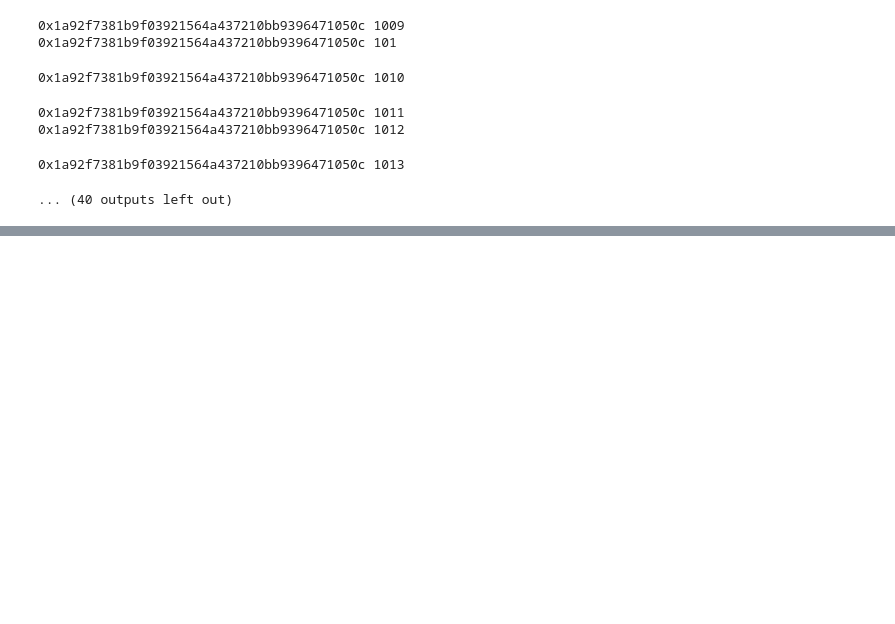
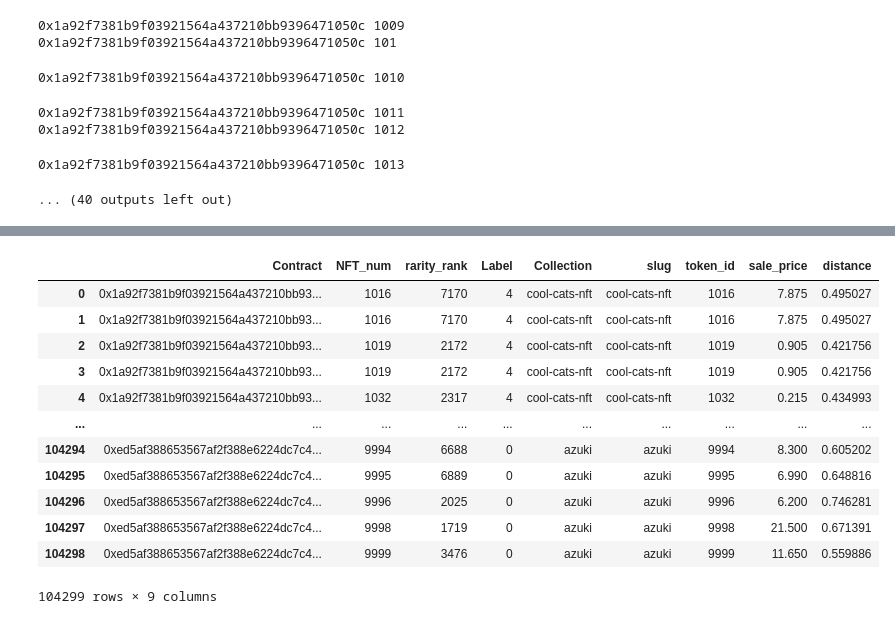
Before and after one commit to narunraman/nft_research, a Jupyter notebook: snob_effect/snob_case_studies.ipynb, the cells around one changed output, grey strips where cells are left out. Cells and saved outputs as stored; diff of their text form; code cells hidden in the pictures; blank space fills up the shorter version.

```diff
--- a/snob_effect/snob_case_studies.ipynb
+++ b/snob_effect/snob_case_studies.ipynb
@@ -231,0 +236,17 @@ snob.get_nft_rarities(df)
+# %%
+df = snob.add_rarity_ranks_to_df(df)
+df
+# %% [output]
+|  | Contract | NFT_num | rarity_rank | Label | Collection | slug | token_id | sale_price | distance |
+| 0 | 0x1a92f7381b9f03921564a437210bb93... | 1016 | 7170 | 4 | cool-cats-nft | cool-cats-nft | 1016 | 7.875 | 0.495027 |
+| 1 | 0x1a92f7381b9f03921564a437210bb93... | 1016 | 7170 | 4 | cool-cats-nft | cool-cats-nft | 1016 | 7.875 | 0.495027 |
+| 2 | 0x1a92f7381b9f03921564a437210bb93... | 1019 | 2172 | 4 | cool-cats-nft | cool-cats-nft | 1019 | 0.905 | 0.421756 |
+| 3 | 0x1a92f7381b9f03921564a437210bb93... | 1019 | 2172 | 4 | cool-cats-nft | cool-cats-nft | 1019 | 0.905 | 0.421756 |
+| 4 | 0x1a92f7381b9f03921564a437210bb93... | 1032 | 2317 | 4 | cool-cats-nft | cool-cats-nft | 1032 | 0.215 | 0.434993 |
+| ... | ... | ... | ... | ... | ... | ... | ... | ... | ... |
+| 104294 | 0xed5af388653567af2f388e6224dc7c4... | 9994 | 6688 | 0 | azuki | azuki | 9994 | 8.300 | 0.605202 |
+| 104295 | 0xed5af388653567af2f388e6224dc7c4... | 9995 | 6889 | 0 | azuki | azuki | 9995 | 6.990 | 0.648816 |
+| 104296 | 0xed5af388653567af2f388e6224dc7c4... | 9996 | 2025 | 0 | azuki | azuki | 9996 | 6.200 | 0.746281 |
+| 104297 | 0xed5af388653567af2f388e6224dc7c4... | 9998 | 1719 | 0 | azuki | azuki | 9998 | 21.500 | 0.671391 |
+| 104298 | 0xed5af388653567af2f388e6224dc7c4... | 9999 | 3476 | 0 | azuki | azuki | 9999 | 11.650 | 0.559886 |
+104299 rows × 9 columns
```
Also changed, not shown: parts of 7 cells of this notebook, 4 other files.
